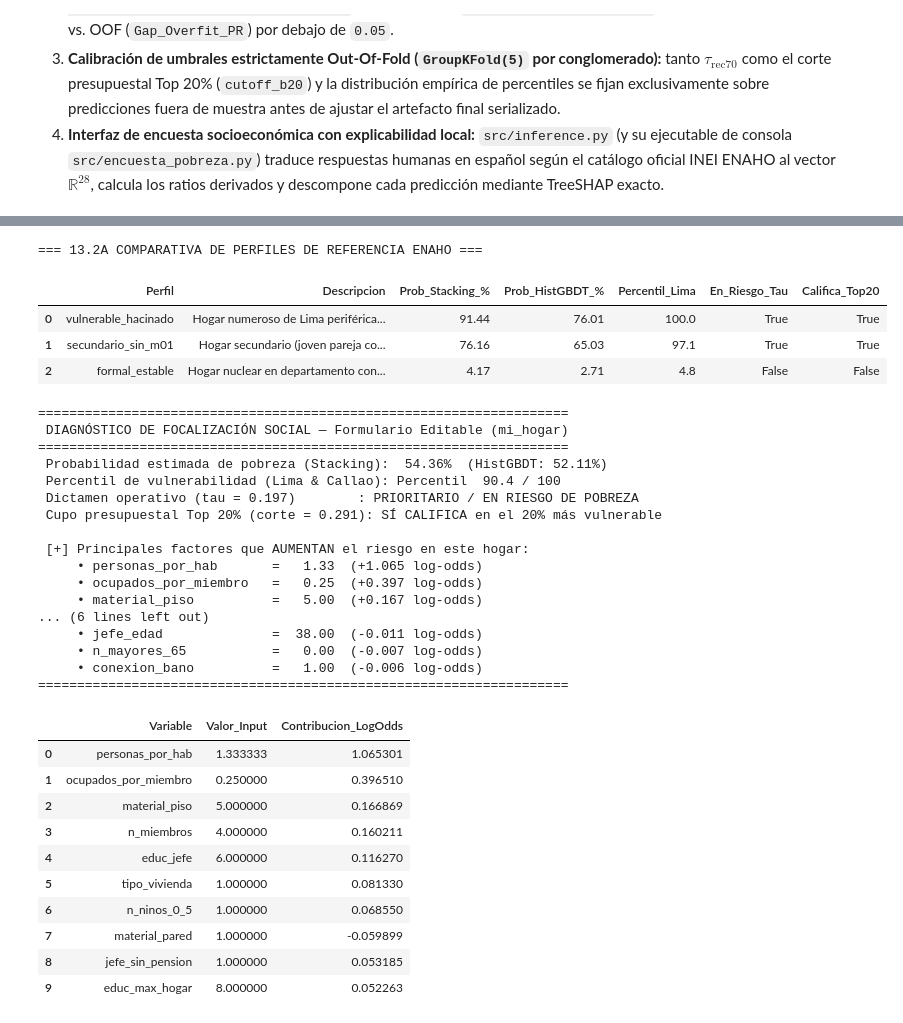
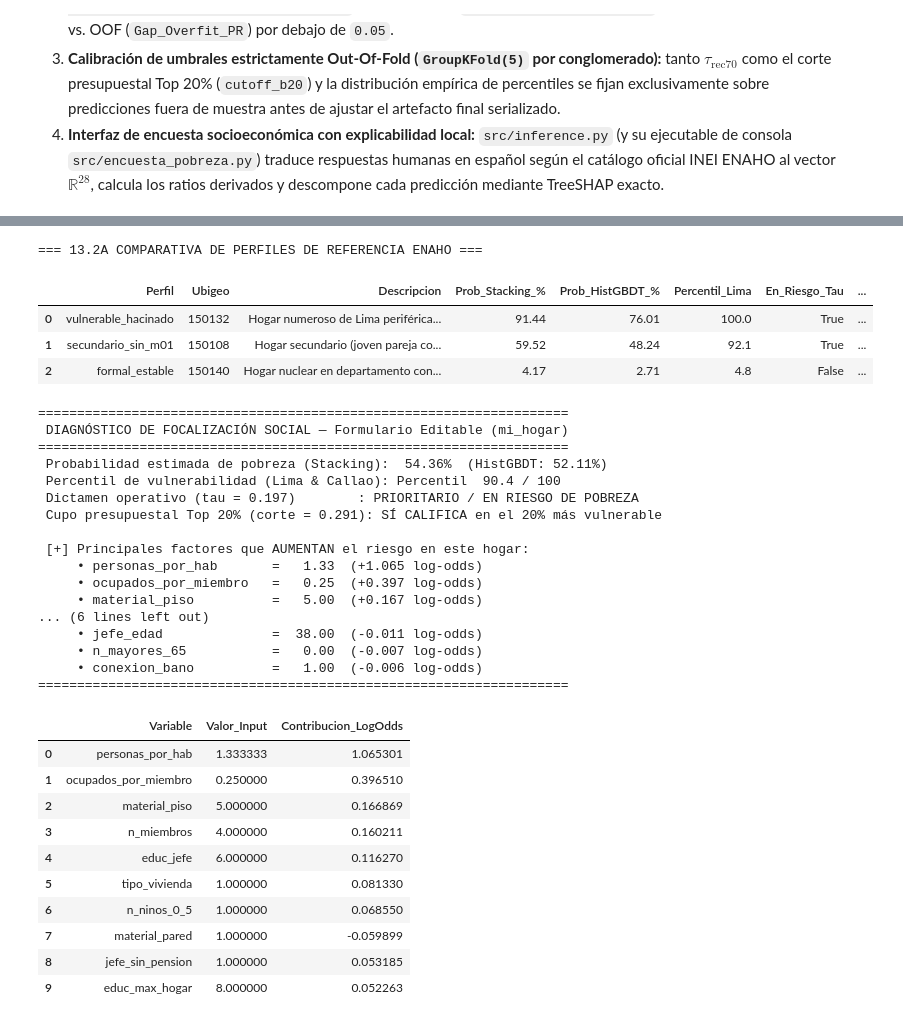
Before and after one commit to Ga3lAE/IA-Tarea-Academica, a Jupyter notebook: notebooks/pipeline_completo.ipynb, the cells around one changed output, grey strips where cells are left out. Cells and saved outputs as stored; diff of their text form; code cells hidden in the pictures.

```diff
--- a/notebooks/pipeline_completo.ipynb
+++ b/notebooks/pipeline_completo.ipynb
@@ -941,6 +952,7 @@ for preset_name, preset_answers in PRESET_HOUSEHOLDS.items():
     res_p = predict_single_household(winner_bundle, preset_answers)
     preset_summary.append({
         "Perfil": preset_name,
+        "Ubigeo": preset_answers.get("ubigeo", "__nuevo_distrito__"),
         "Descripcion": preset_answers["descripcion"],
         "Prob_Stacking_%": round(res_p["prob_pobreza"] * 100, 2),
         "Prob_HistGBDT_%": round(res_p["prob_gbdt"] * 100, 2),
@@ -953,6 +965,7 @@ display(pd.DataFrame(preset_summary))
 
 # Formulario editable de prueba rápida (códigos oficiales INEI ENAHO M01/M02/M03/M05)
 mi_hogar = {
+    "ubigeo": "150132",          # Código UBIGEO distrital (ej. 150132=SJL, 150108=Chorrillos)
     "es_hogar_secundario": False,
     "tipo_vivienda": 1,          # 1=Casa indep., 2=Departamento, 3=Quinta, 6=Improvisada
     "material_pared": 1,         # 1=Ladrillo/cemento, 3=Adobe, 8=Triplay/calamina/estera
@@ -962,37 +975,37 @@ mi_hogar = {
     "tenencia_vivienda": 1,      # 1=Alquilada, 2=Propia pagada, 4=A plazos, 6=Cedida
     "fuente_agua": 1,            # 1=Red pública dentro vivienda, 4=Camión-cisterna
     "agua_todos_los_dias": 1,    # 1=Sí, 0=No
     "conexion_bano": 1,          # 1=Red pública dentro vivienda, 5=Pozo ciego
     "combustible_cocina": 2,     # 2=Gas GLP, 3=Gas natural, 6=Leña, 8=No cocinan
     "tiene_internet": 1,         # 1=Sí, 0=No
     "n_miembros": 4,
     "n_ninos_0_5": 1,
     "n_menores_14": 2,
     "n_mayores_65": 0,
     "jefe_edad": 38,
     "jefe_mujer": 0,             # 0=Hombre, 1=Mujer
     "educ_jefe": 6,              # 1=Sin nivel .. 6=Sec. completa .. 10=Univ. completa
     "educ_max_hogar": 8,         # Nivel máximo entre miembros (>= educ_jefe)
     "n_ocupados": 1,
     "jefe_ocupado": 1,           # 1=Ocupado, 0=Desempleado/Inactivo
     "jefe_horas_semanales": 45.0,
     "jefe_cat_ocupacional": 4,   # 1=Empleador, 2=Indep., 3=Empleado, 4=Obrero
     "jefe_empresa_ruc": 2,       # 1=Pers. Jurídica, 2=Pers. Natural c/RUC, 3=Sin RUC
     "jefe_sin_pension": 1,       # 0=Afiliado AFP/ONP, 1=Sin pensión
 }
 
 res_mi_hogar = predict_single_household(winner_bundle, mi_hogar)
 print(format_prediction_report(res_mi_hogar, label="Formulario Editable (mi_hogar)"))
 display(res_mi_hogar["contribuciones_28"].head(10))
 
 # Para responder la encuesta interactiva paso a paso desde terminal (CLI):
 #   python3 src/encuesta_pobreza.py
 # %% [output]
 === 13.2A COMPARATIVA DE PERFILES DE REFERENCIA ENAHO ===
-|  | Perfil | Descripcion | Prob_Stacking_% | Prob_HistGBDT_% | Percentil_Lima | En_Riesgo_Tau | Califica_Top20 |
-| 0 | vulnerable_hacinado | Hogar numeroso de Lima periférica... | 91.44 | 76.01 | 100.0 | True | True |
-| 1 | secundario_sin_m01 | Hogar secundario (joven pareja co... | 76.16 | 65.03 | 97.1 | True | True |
-| 2 | formal_estable | Hogar nuclear en departamento con... | 4.17 | 2.71 | 4.8 | False | False |
+|  | Perfil | Ubigeo | Descripcion | Prob_Stacking_% | Prob_HistGBDT_% | Percentil_Lima | En_Riesgo_Tau | ... |
+| 0 | vulnerable_hacinado | 150132 | Hogar numeroso de Lima periférica... | 91.44 | 76.01 | 100.0 | True | ... |
+| 1 | secundario_sin_m01 | 150108 | Hogar secundario (joven pareja co... | 59.52 | 48.24 | 92.1 | True | ... |
+| 2 | formal_estable | 150140 | Hogar nuclear en departamento con... | 4.17 | 2.71 | 4.8 | False | ... |
 ====================================================================
  DIAGNÓSTICO DE FOCALIZACIÓN SOCIAL — Formulario Editable (mi_hogar)
 ====================================================================
```
Also changed, not shown: parts of 7 cells of this notebook, 13 other files.
